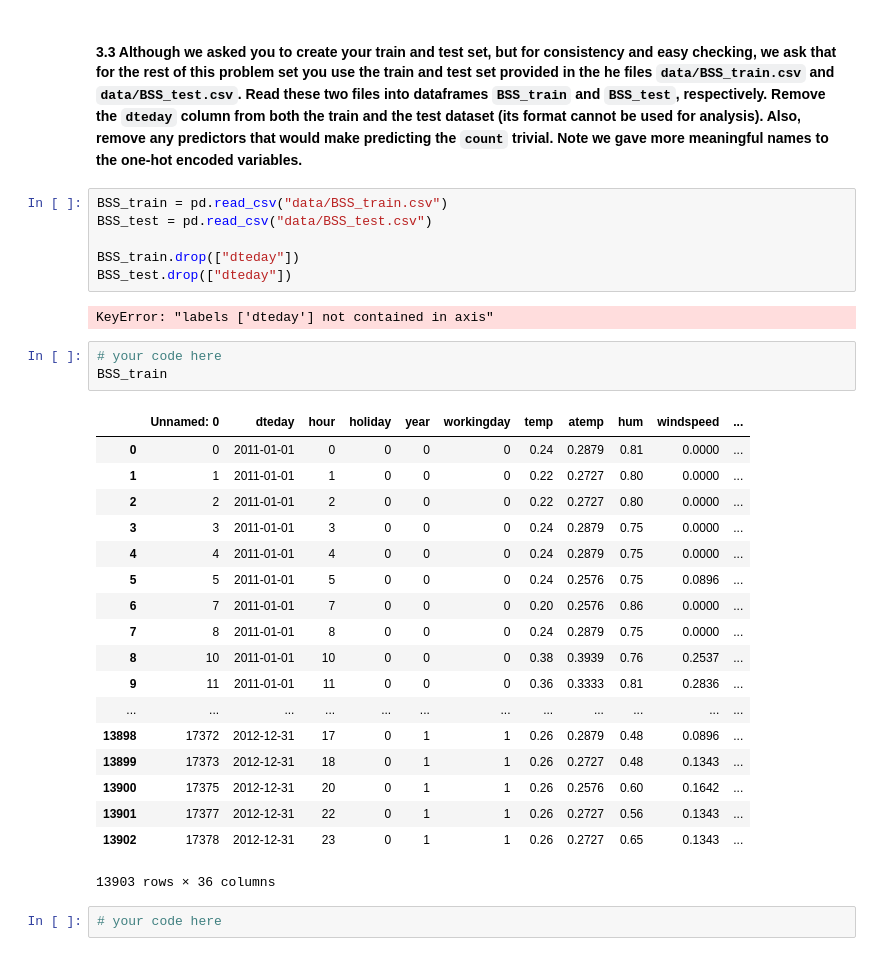
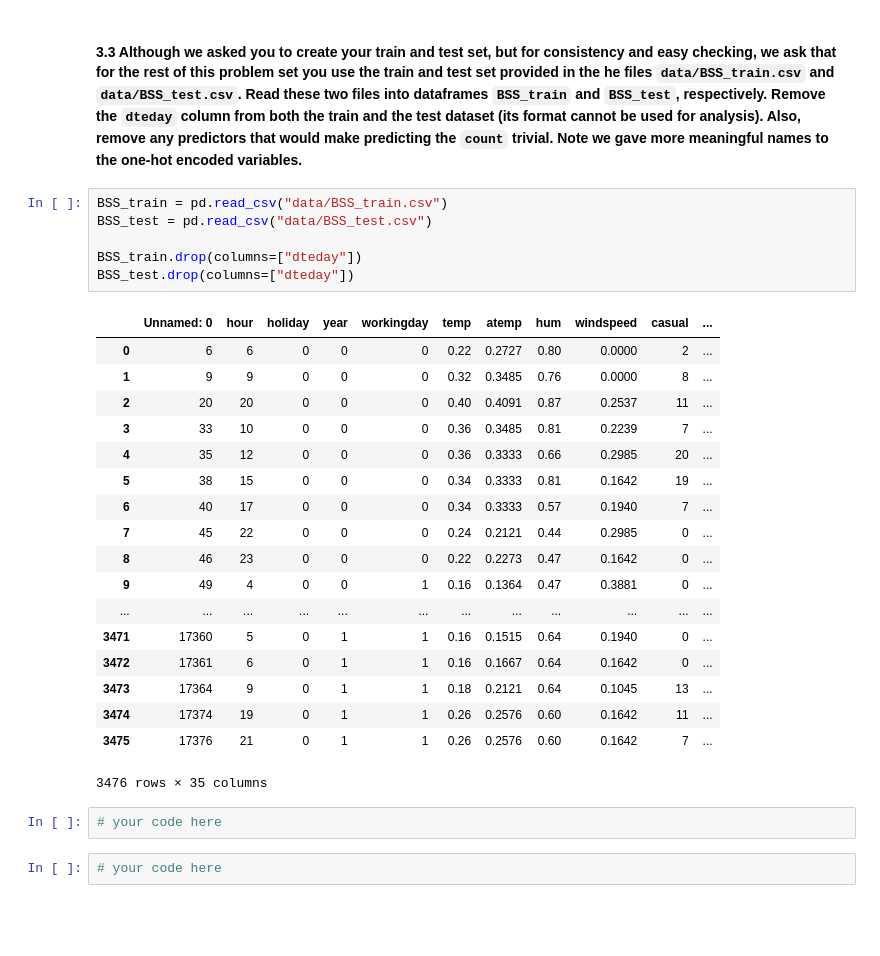
Before and after one commit to tmaounis/cs109a_hw3, a Jupyter notebook: cs109a_hw3_109.ipynb, the cells around one changed output. Saved outputs shown, nothing was run; the diff lists cells and outputs as text; blank space fills up the shorter version.

```diff
--- a/cs109a_hw3_109.ipynb
+++ b/cs109a_hw3_109.ipynb
@@ -351,33 +403,30 @@ We used the standard sklearn train_test_split method, which we have used in the
 # %%
 BSS_train = pd.read_csv("data/BSS_train.csv")
 BSS_test = pd.read_csv("data/BSS_test.csv")
 
-BSS_train.drop(["dteday"])
-BSS_test.drop(["dteday"])
+BSS_train.drop(columns=["dteday"])
+BSS_test.drop(columns=["dteday"])
 # %% [output]
+|  | Unnamed: 0 | hour | holiday | year | workingday | temp | atemp | hum | windspeed | casual | ... |
+| 0 | 6 | 6 | 0 | 0 | 0 | 0.22 | 0.2727 | 0.80 | 0.0000 | 2 | ... |
+| 1 | 9 | 9 | 0 | 0 | 0 | 0.32 | 0.3485 | 0.76 | 0.0000 | 8 | ... |
+| 2 | 20 | 20 | 0 | 0 | 0 | 0.40 | 0.4091 | 0.87 | 0.2537 | 11 | ... |
+| 3 | 33 | 10 | 0 | 0 | 0 | 0.36 | 0.3485 | 0.81 | 0.2239 | 7 | ... |
+| 4 | 35 | 12 | 0 | 0 | 0 | 0.36 | 0.3333 | 0.66 | 0.2985 | 20 | ... |
+| 5 | 38 | 15 | 0 | 0 | 0 | 0.34 | 0.3333 | 0.81 | 0.1642 | 19 | ... |
+| 6 | 40 | 17 | 0 | 0 | 0 | 0.34 | 0.3333 | 0.57 | 0.1940 | 7 | ... |
+| 7 | 45 | 22 | 0 | 0 | 0 | 0.24 | 0.2121 | 0.44 | 0.2985 | 0 | ... |
+| 8 | 46 | 23 | 0 | 0 | 0 | 0.22 | 0.2273 | 0.47 | 0.1642 | 0 | ... |
+| 9 | 49 | 4 | 0 | 0 | 1 | 0.16 | 0.1364 | 0.47 | 0.3881 | 0 | ... |
+| ... | ... | ... | ... | ... | ... | ... | ... | ... | ... | ... | ... |
+| 3471 | 17360 | 5 | 0 | 1 | 1 | 0.16 | 0.1515 | 0.64 | 0.1940 | 0 | ... |
+| 3472 | 17361 | 6 | 0 | 1 | 1 | 0.16 | 0.1667 | 0.64 | 0.1642 | 0 | ... |
+| 3473 | 17364 | 9 | 0 | 1 | 1 | 0.18 | 0.2121 | 0.64 | 0.1045 | 13 | ... |
+| 3474 | 17374 | 19 | 0 | 1 | 1 | 0.26 | 0.2576 | 0.60 | 0.1642 | 11 | ... |
+| 3475 | 17376 | 21 | 0 | 1 | 1 | 0.26 | 0.2576 | 0.60 | 0.1642 | 7 | ... |
-KeyError: "labels ['dteday'] not contained in axis"
+3476 rows × 35 columns
 # %%
 # your code here
-BSS_train
-# %% [output]
-|  | Unnamed: 0 | dteday | hour | holiday | year | workingday | temp | atemp | hum | windspeed | ... |
-| 0 | 0 | 2011-01-01 | 0 | 0 | 0 | 0 | 0.24 | 0.2879 | 0.81 | 0.0000 | ... |
-| 1 | 1 | 2011-01-01 | 1 | 0 | 0 | 0 | 0.22 | 0.2727 | 0.80 | 0.0000 | ... |
-| 2 | 2 | 2011-01-01 | 2 | 0 | 0 | 0 | 0.22 | 0.2727 | 0.80 | 0.0000 | ... |
-| 3 | 3 | 2011-01-01 | 3 | 0 | 0 | 0 | 0.24 | 0.2879 | 0.75 | 0.0000 | ... |
-| 4 | 4 | 2011-01-01 | 4 | 0 | 0 | 0 | 0.24 | 0.2879 | 0.75 | 0.0000 | ... |
-| 5 | 5 | 2011-01-01 | 5 | 0 | 0 | 0 | 0.24 | 0.2576 | 0.75 | 0.0896 | ... |
-| 6 | 7 | 2011-01-01 | 7 | 0 | 0 | 0 | 0.20 | 0.2576 | 0.86 | 0.0000 | ... |
-| 7 | 8 | 2011-01-01 | 8 | 0 | 0 | 0 | 0.24 | 0.2879 | 0.75 | 0.0000 | ... |
-| 8 | 10 | 2011-01-01 | 10 | 0 | 0 | 0 | 0.38 | 0.3939 | 0.76 | 0.2537 | ... |
-| 9 | 11 | 2011-01-01 | 11 | 0 | 0 | 0 | 0.36 | 0.3333 | 0.81 | 0.2836 | ... |
-| ... | ... | ... | ... | ... | ... | ... | ... | ... | ... | ... | ... |
-| 13898 | 17372 | 2012-12-31 | 17 | 0 | 1 | 1 | 0.26 | 0.2879 | 0.48 | 0.0896 | ... |
-| 13899 | 17373 | 2012-12-31 | 18 | 0 | 1 | 1 | 0.26 | 0.2727 | 0.48 | 0.1343 | ... |
-| 13900 | 17375 | 2012-12-31 | 20 | 0 | 1 | 1 | 0.26 | 0.2576 | 0.60 | 0.1642 | ... |
-| 13901 | 17377 | 2012-12-31 | 22 | 0 | 1 | 1 | 0.26 | 0.2727 | 0.56 | 0.1343 | ... |
-| 13902 | 17378 | 2012-12-31 | 23 | 0 | 1 | 1 | 0.26 | 0.2727 | 0.65 | 0.1343 | ... |
-13903 rows × 36 columns
 # %%
 # your code here
 # %% [markdown]
```
Also changed, not shown: parts of 9 cells of this notebook.
